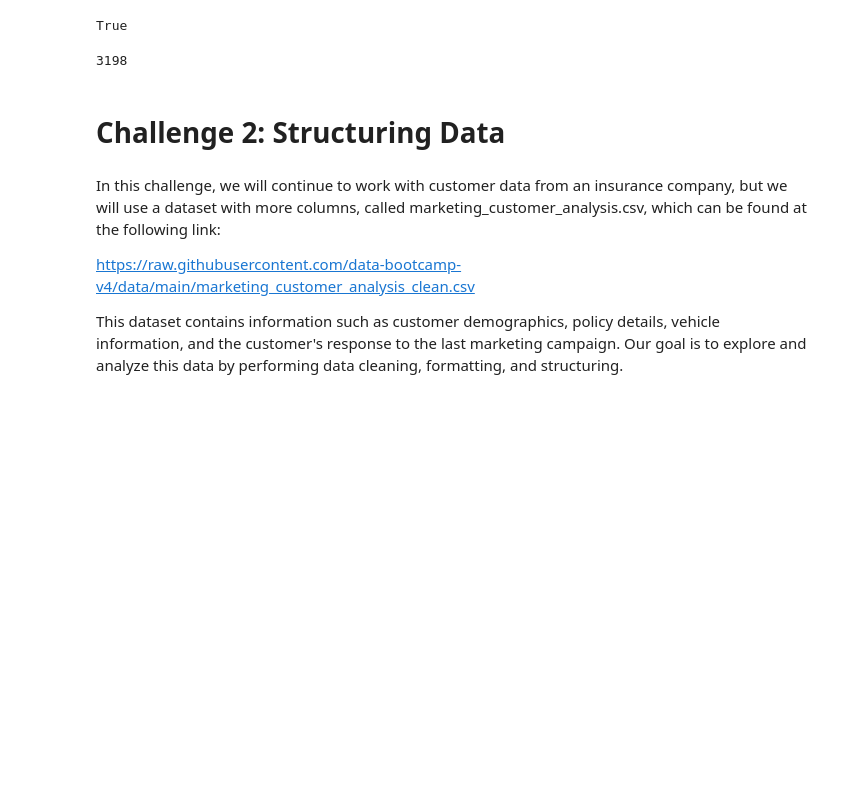
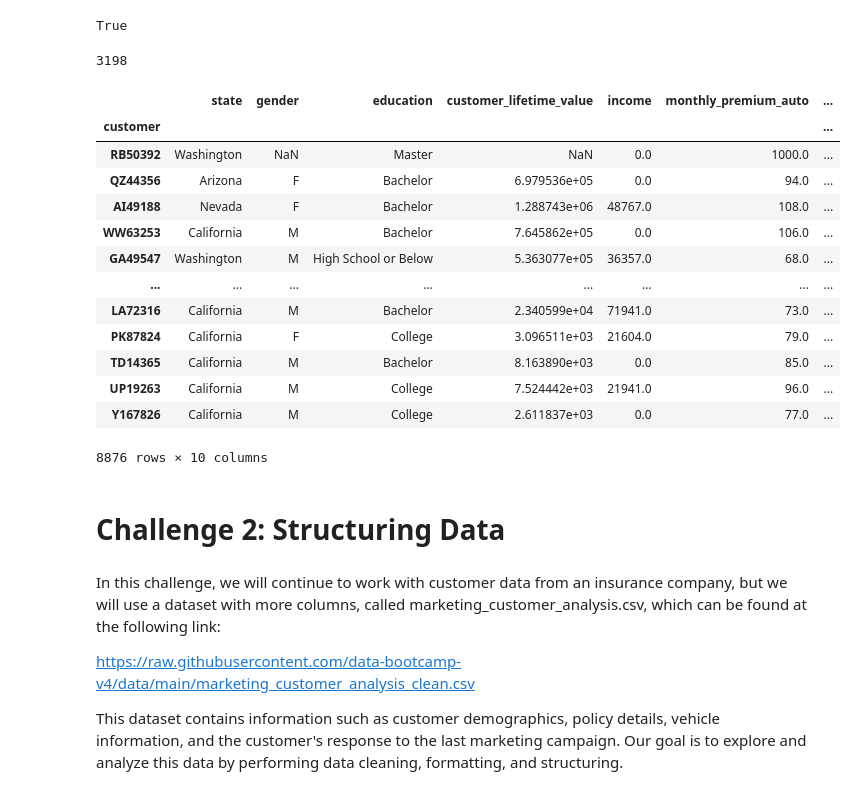
Before and after one commit to TimoLischke/lab-dw-data-structuring-and-combining, a Jupyter notebook: lab-dw-data-structuring-and-combining.ipynb, the cells around one changed output. Drawn from its saved outputs; the diff is of its cells as text; code cells hidden in the pictures; blank space fills up the shorter version.

```diff
--- a/lab-dw-data-structuring-and-combining.ipynb
+++ b/lab-dw-data-structuring-and-combining.ipynb
@@ -408,6 +425,25 @@ True
 insurance_df_all.duplicated().sum()
 # %% [output]
 3198
+# %%
+insurance_df_all.drop_duplicates(inplace=True)
+# %%
+insurance_df_all
+# %% [output]
+|  | state | gender | education | customer_lifetime_value | income | monthly_premium_auto | ... |
+| customer |  |  |  |  |  |  | ... |
+| RB50392 | Washington | NaN | Master | NaN | 0.0 | 1000.0 | ... |
+| QZ44356 | Arizona | F | Bachelor | 6.979536e+05 | 0.0 | 94.0 | ... |
+| AI49188 | Nevada | F | Bachelor | 1.288743e+06 | 48767.0 | 108.0 | ... |
+| WW63253 | California | M | Bachelor | 7.645862e+05 | 0.0 | 106.0 | ... |
+| GA49547 | Washington | M | High School or Below | 5.363077e+05 | 36357.0 | 68.0 | ... |
+| ... | ... | ... | ... | ... | ... | ... | ... |
+| LA72316 | California | M | Bachelor | 2.340599e+04 | 71941.0 | 73.0 | ... |
+| PK87824 | California | F | College | 3.096511e+03 | 21604.0 | 79.0 | ... |
+| TD14365 | California | M | Bachelor | 8.163890e+03 | 0.0 | 85.0 | ... |
+| UP19263 | California | M | College | 7.524442e+03 | 21941.0 | 96.0 | ... |
+| Y167826 | California | M | College | 2.611837e+03 | 0.0 | 77.0 | ... |
+8876 rows × 10 columns
 # %% [markdown]
 # Challenge 2: Structuring Data
 # %% [markdown]
```
Also changed, not shown: parts of 4 cells of this notebook.
